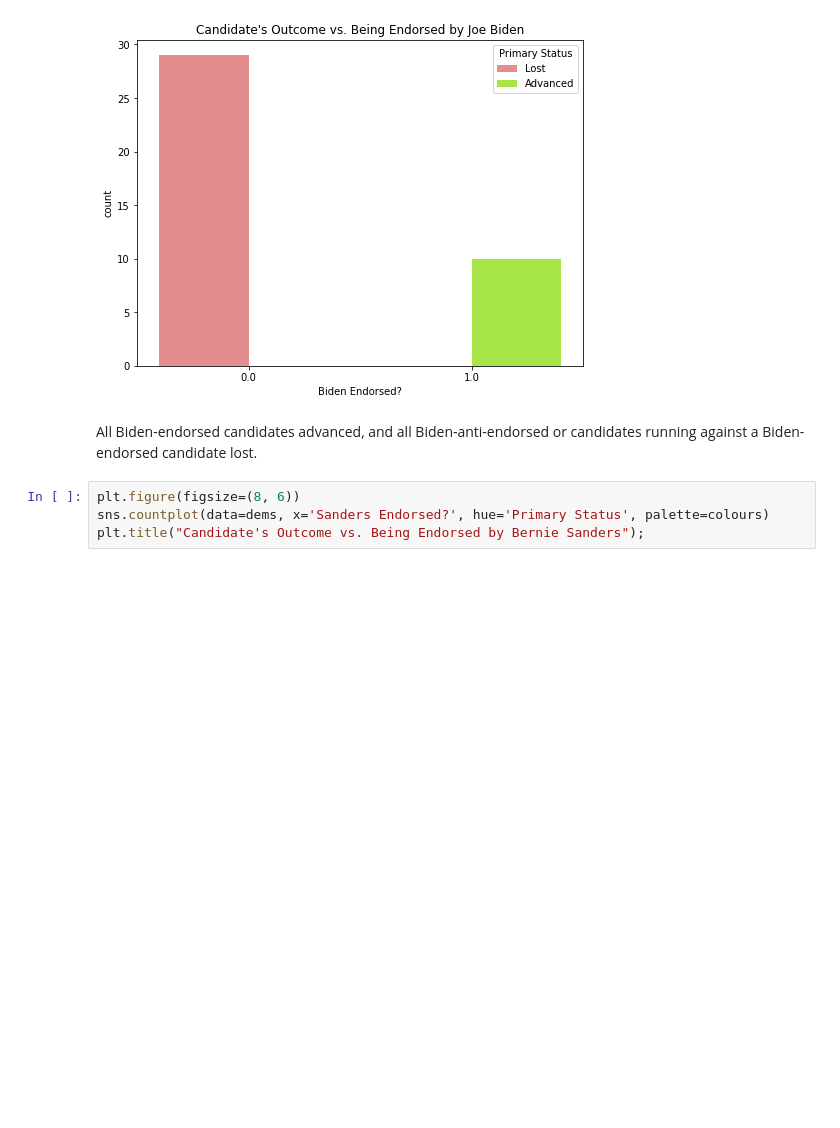
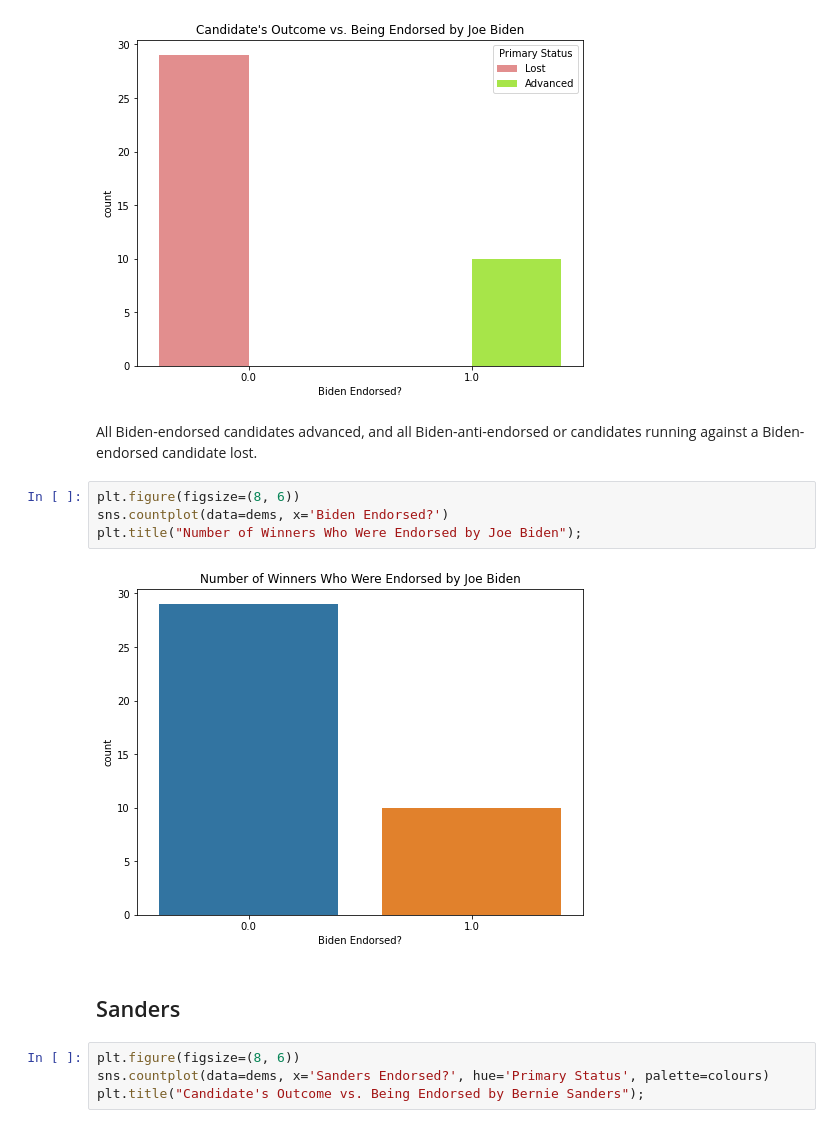
Before and after one commit to tetsu2001/102-project, a Jupyter notebook: aileen/aileen.ipynb, the cells around one changed output. Saved outputs shown, nothing was run; the diff lists cells and outputs as text; blank space fills up the shorter version.

Commit message:
updated my plots

```diff
--- a/aileen/aileen.ipynb
+++ b/aileen/aileen.ipynb
@@ -71,6 +78,14 @@ plt.title("Candidate's Outcome vs. Being Endorsed by Joe Biden");
 [figure]
 # %% [markdown]
 All Biden-endorsed candidates advanced, and all Biden-anti-endorsed or candidates running against a Biden-endorsed candidate lost.
+# %%
+plt.figure(figsize=(8, 6))
+sns.countplot(data=dems, x='Biden Endorsed?')
+plt.title("Number of Winners Who Were Endorsed by Joe Biden");
+# %% [output]
+[figure, added]
+# %% [markdown]
+## Sanders
 # %%
 plt.figure(figsize=(8, 6))
 sns.countplot(data=dems, x='Sanders Endorsed?', hue='Primary Status', palette=colours)
```
Also changed, not shown: parts of 27 cells of this notebook.
